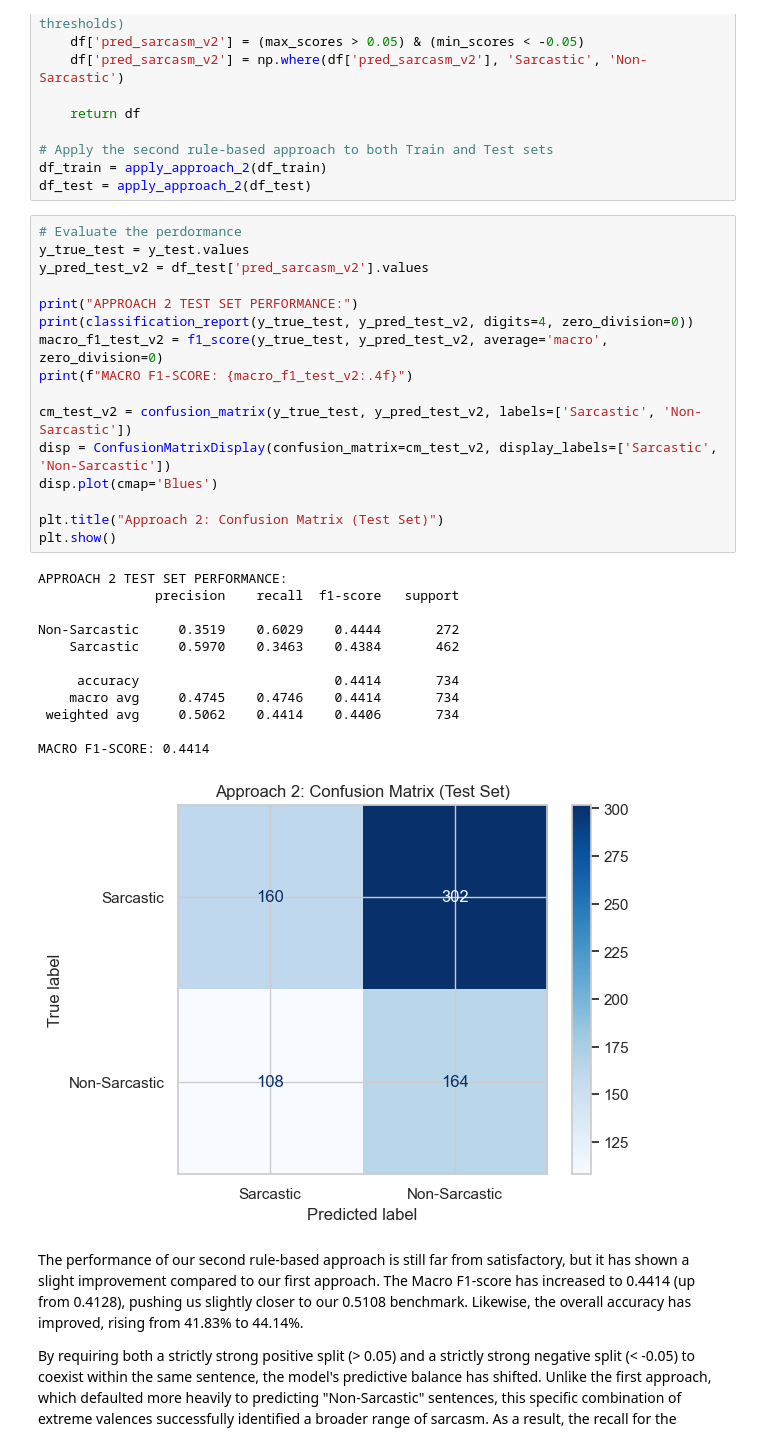
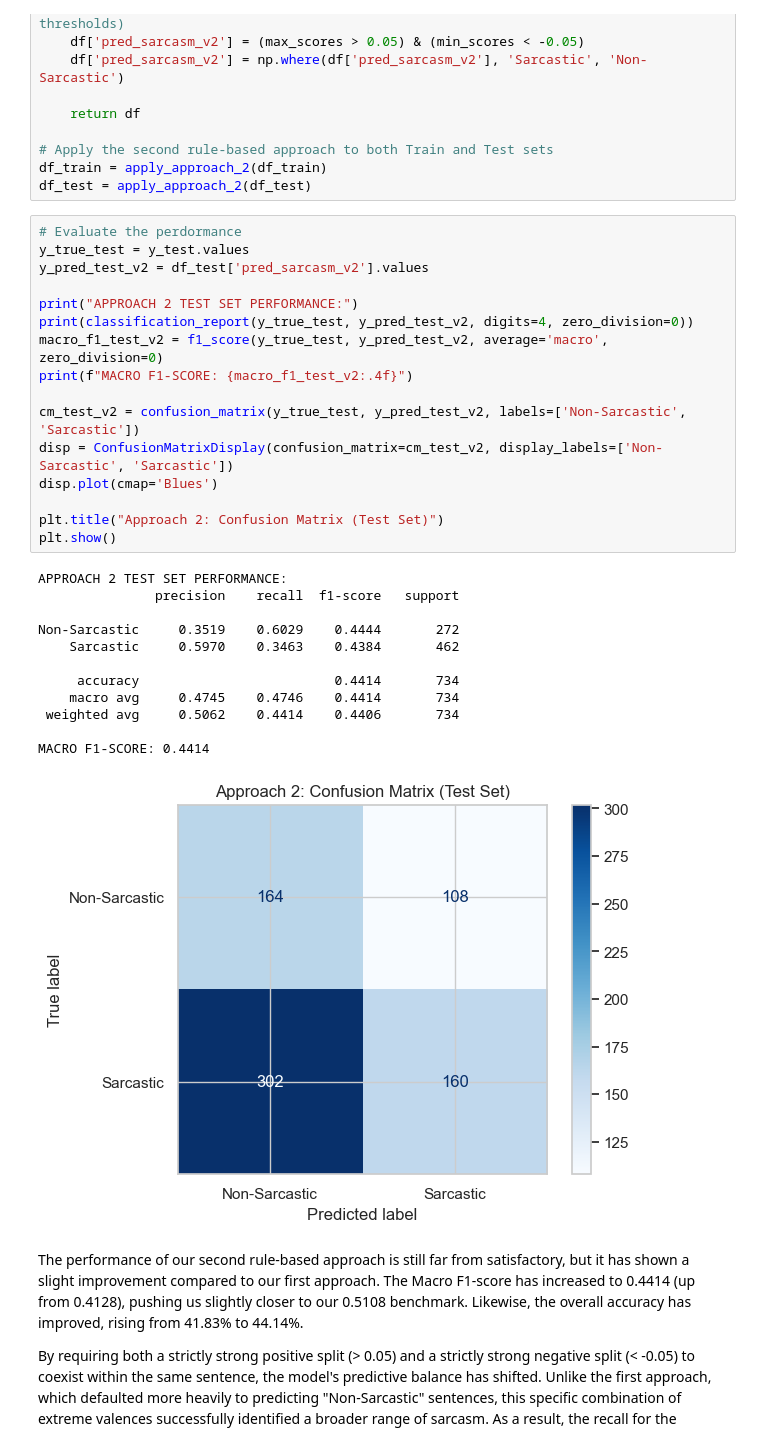
Before and after one commit to ericGutierrezM/sarcasm_text_classification, a Jupyter notebook: notebooks/part_1.ipynb, the cells around one changed output. Cells and saved outputs as stored; diff of their text form.

```diff
--- a/notebooks/part_1.ipynb
+++ b/notebooks/part_1.ipynb
@@ -871,32 +871,32 @@ df_test = apply_approach_2(df_test)
 # %%
 # Evaluate the perdormance
 y_true_test = y_test.values
 y_pred_test_v2 = df_test['pred_sarcasm_v2'].values
 
 print("APPROACH 2 TEST SET PERFORMANCE:")
 print(classification_report(y_true_test, y_pred_test_v2, digits=4, zero_division=0))
 macro_f1_test_v2 = f1_score(y_true_test, y_pred_test_v2, average='macro', zero_division=0)
 print(f"MACRO F1-SCORE: {macro_f1_test_v2:.4f}")
 
-cm_test_v2 = confusion_matrix(y_true_test, y_pred_test_v2, labels=['Sarcastic', 'Non-Sarcastic'])
-disp = ConfusionMatrixDisplay(confusion_matrix=cm_test_v2, display_labels=['Sarcastic', 'Non-Sarcastic'])
+cm_test_v2 = confusion_matrix(y_true_test, y_pred_test_v2, labels=['Non-Sarcastic', 'Sarcastic'])
+disp = ConfusionMatrixDisplay(confusion_matrix=cm_test_v2, display_labels=['Non-Sarcastic', 'Sarcastic'])
 disp.plot(cmap='Blues')
 
 plt.title("Approach 2: Confusion Matrix (Test Set)")
 plt.show()
 # %% [output]
 APPROACH 2 TEST SET PERFORMANCE:
                precision    recall  f1-score   support
 
 Non-Sarcastic     0.3519    0.6029    0.4444       272
     Sarcastic     0.5970    0.3463    0.4384       462
 
      accuracy                         0.4414       734
     macro avg     0.4745    0.4746    0.4414       734
  weighted avg     0.5062    0.4414    0.4406       734
 
 MACRO F1-SCORE: 0.4414
-[figure, old version]
+[figure, new version]
 # %% [markdown]
 The performance of our second rule-based approach is still far from satisfactory, but it has shown a slight improvement compared to our first approach. The Macro F1-score has increased to 0.4414 (up from 0.4128), pushing us slightly closer to our 0.5108 benchmark. Likewise, the overall accuracy has improved, rising from 41.83% to 44.14%.
 
```
Also changed, not shown: parts of 19 cells of this notebook, 7 other files.
